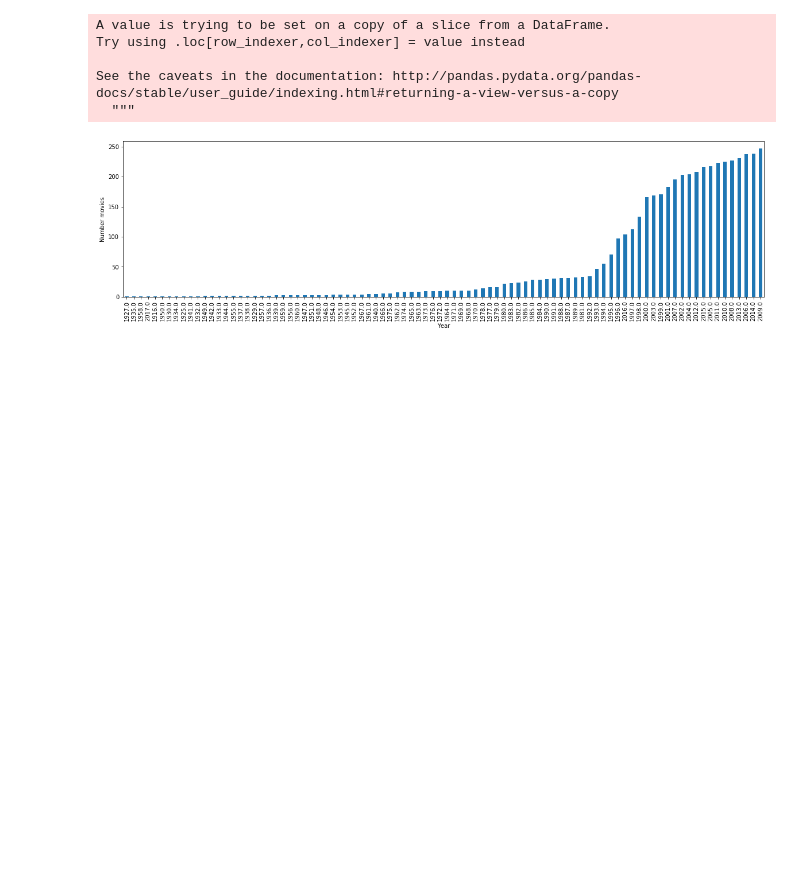
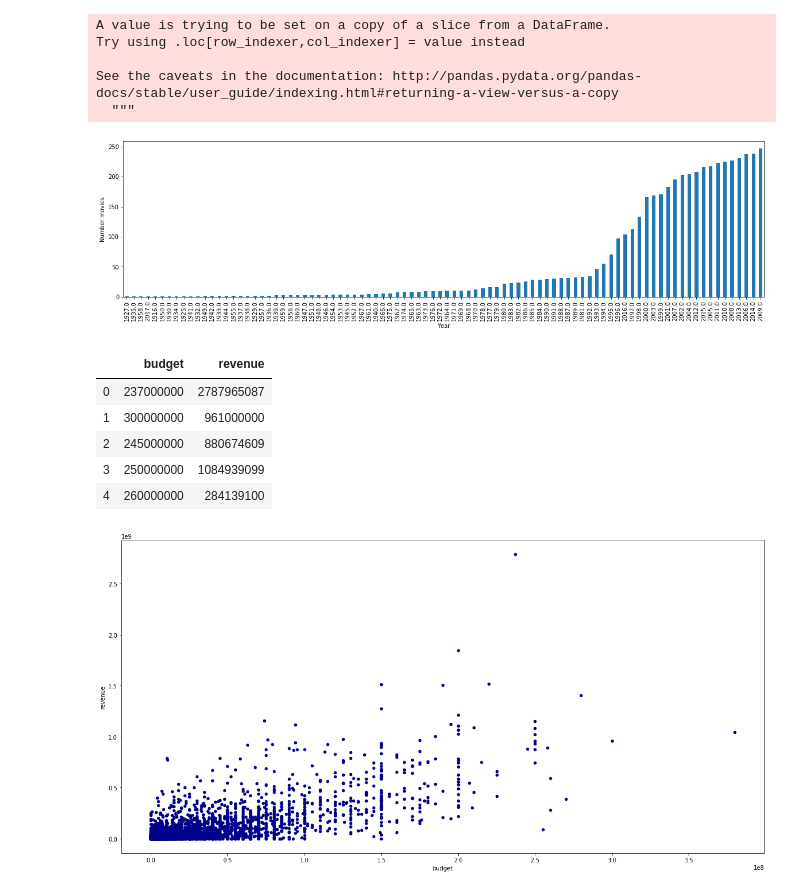
Before and after one commit to com-480-data-visualization/com-480-project-vizzybussy, a Jupyter notebook: data_analysis.ipynb, the cells around one changed output. Drawn from its saved outputs; the diff is of its cells as text; code cells hidden in the pictures; blank space fills up the shorter version.

```diff
--- a/data_analysis.ipynb
+++ b/data_analysis.ipynb
@@ -182,3 +182,18 @@ Try using .loc[row_indexer,col_indexer] = value instead
 See the caveats in the documentation: http://pandas.pydata.org/pandas-docs/stable/user_guide/indexing.html#returning-a-view-versus-a-copy
   """
 [figure]
+# %%
+budget_profit = tmdb_movies[['budget', "revenue"]]
+plt.rcParams['figure.figsize'] = [20, 10]
+budget_profit.plot.scatter(x='budget',
+                      y='revenue',
+                      c='DarkBlue')
+budget_profit.head()
+# %% [output]
+|  | budget | revenue |
+| 0 | 237000000 | 2787965087 |
+| 1 | 300000000 | 961000000 |
+| 2 | 245000000 | 880674609 |
+| 3 | 250000000 | 1084939099 |
+| 4 | 260000000 | 284139100 |
+[figure, added]
```
Also changed, not shown: parts of 1 cell of this notebook.
